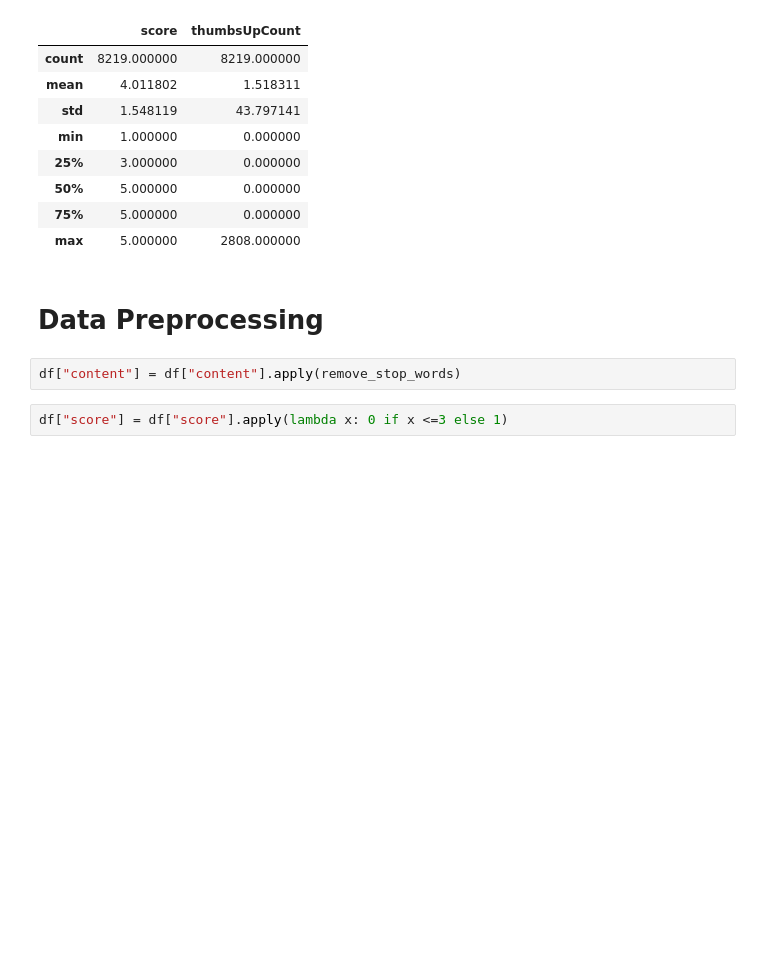
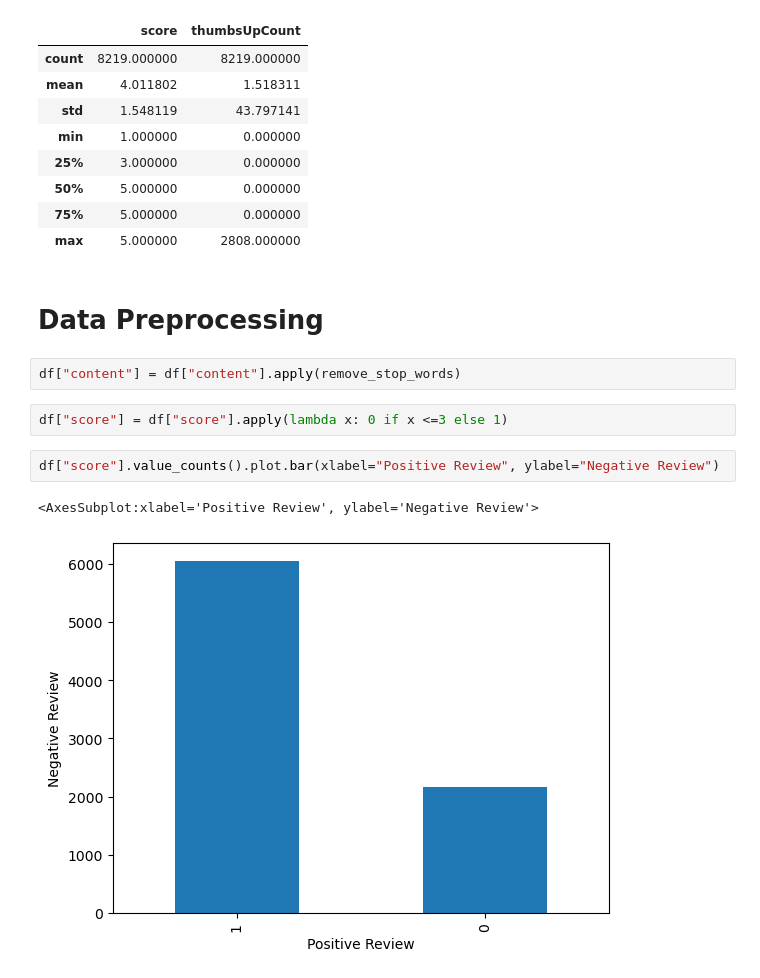
Before and after one commit to MaukanMir/NLP-Facebook-Sentiment-Analyis-2-, a Jupyter notebook: training.ipynb, the cells around one changed output. Cells and saved outputs as stored; diff of their text form; blank space fills up the shorter version.

```diff
--- a/training.ipynb
+++ b/training.ipynb
@@ -126,3 +126,8 @@ df.describe()
 df["content"] = df["content"].apply(remove_stop_words)
 # %%
 df["score"] = df["score"].apply(lambda x: 0 if x <=3 else 1)
+# %%
+df["score"].value_counts().plot.bar(xlabel="Positive Review", ylabel="Negative Review")
+# %% [output]
+<AxesSubplot:xlabel='Positive Review', ylabel='Negative Review'>
+[figure, added]
```
